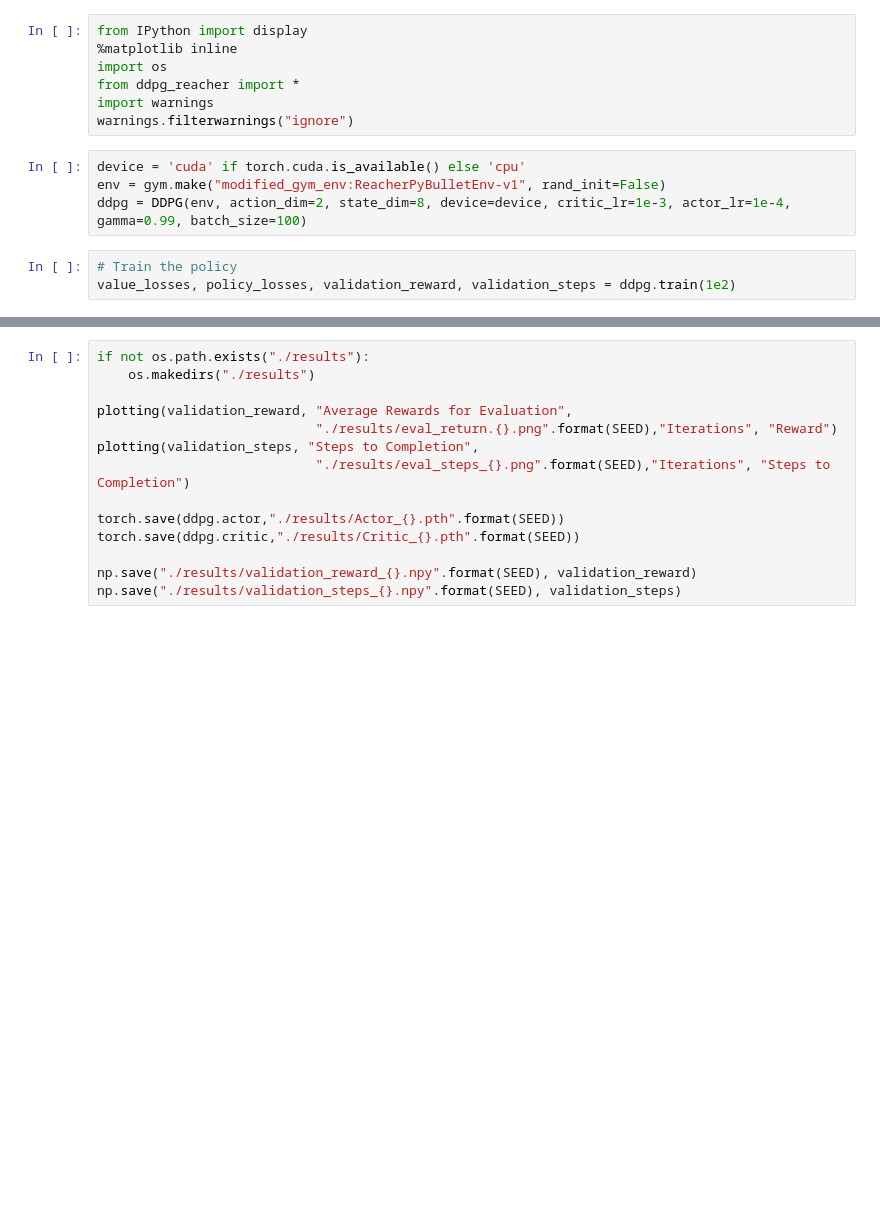
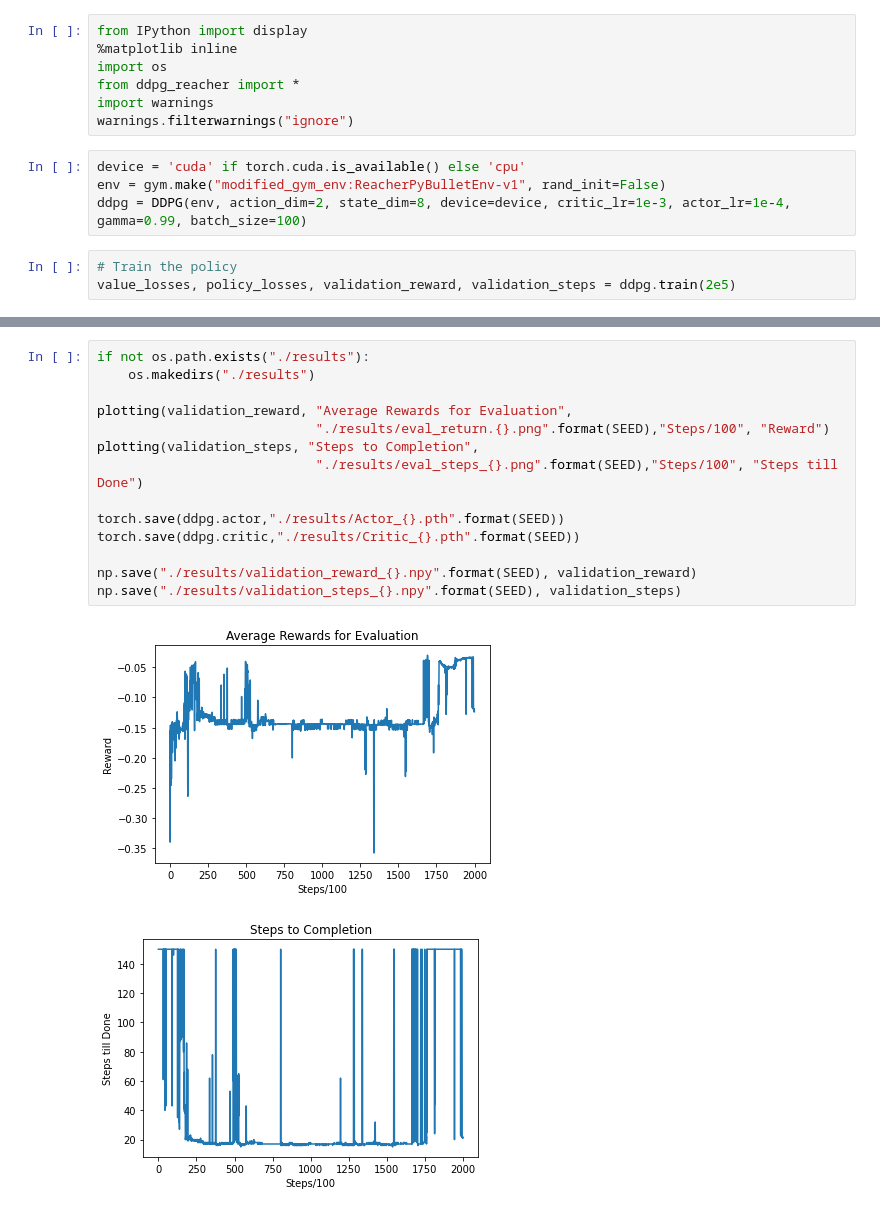
Before and after one commit to tarujg/ddpg, a Jupyter notebook: ddpg.ipynb, the cells around one changed output, grey strips where cells are left out. Saved outputs shown, nothing was run; the diff lists cells and outputs as text; blank space fills up the shorter version.

Commit message:
Trained

```diff
--- a/ddpg.ipynb
+++ b/ddpg.ipynb
@@ -11,4 +11,4 @@ env = gym.make("modified_gym_env:ReacherPyBulletEnv-v1", rand_init=False)
 ddpg = DDPG(env, action_dim=2, state_dim=8, device=device, critic_lr=1e-3, actor_lr=1e-4, gamma=0.99, batch_size=100)
 # %%
 # Train the policy
-value_losses, policy_losses, validation_reward, validation_steps = ddpg.train(1e2)
+value_losses, policy_losses, validation_reward, validation_steps = ddpg.train(2e5)
@@ -15,16 +33,19 @@ value_losses, policy_losses, validation_reward, validation_steps = ddpg.train(1e
 # %%
 if not os.path.exists("./results"):
     os.makedirs("./results")
 
 plotting(validation_reward, "Average Rewards for Evaluation",
-                            "./results/eval_return.{}.png".format(SEED),"Iterations", "Reward")
+                            "./results/eval_return.{}.png".format(SEED),"Steps/100", "Reward")
 plotting(validation_steps, "Steps to Completion",
-                            "./results/eval_steps_{}.png".format(SEED),"Iterations", "Steps to Completion")
+                            "./results/eval_steps_{}.png".format(SEED),"Steps/100", "Steps till Done")
 
 torch.save(ddpg.actor,"./results/Actor_{}.pth".format(SEED))
 torch.save(ddpg.critic,"./results/Critic_{}.pth".format(SEED))
 
 np.save("./results/validation_reward_{}.npy".format(SEED), validation_reward)
 np.save("./results/validation_steps_{}.npy".format(SEED), validation_steps)
+# %% [output]
+[figure, added]
+[figure, added]
 # %%
 # Evaluate the final policy
```
Also changed, not shown: parts of 2 cells of this notebook.
